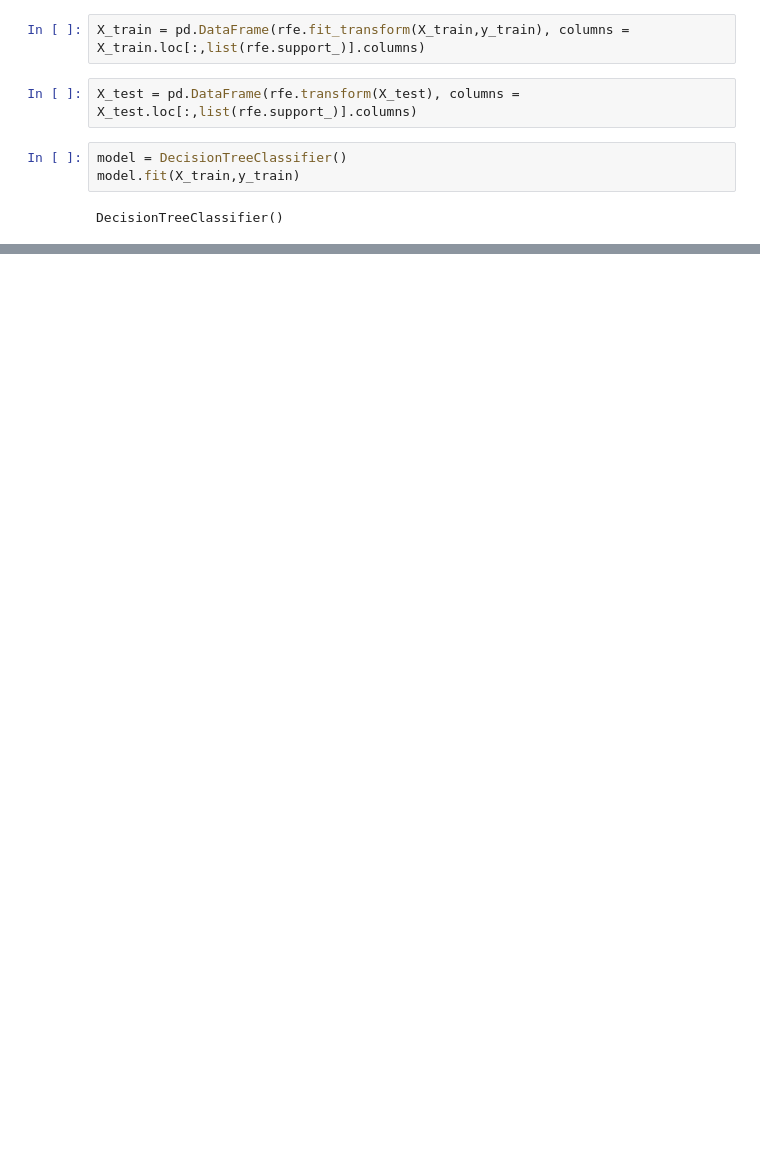
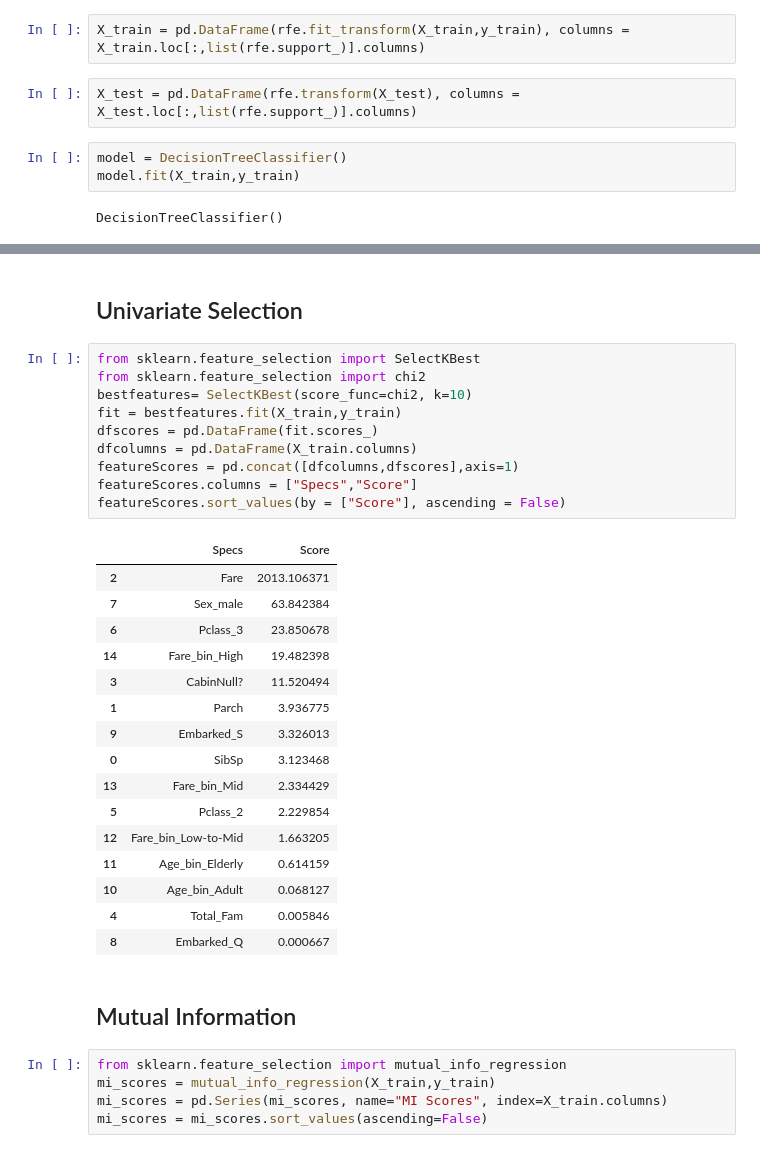
Before and after one commit to Data-Science-Fam/Titanic, a Jupyter notebook: Brady_Full_Project.ipynb, the cells around one changed output, grey strips where cells are left out. Saved outputs shown, nothing was run; the diff lists cells and outputs as text; blank space fills up the shorter version.

```diff
--- a/Brady_Full_Project.ipynb
+++ b/Brady_Full_Project.ipynb
@@ -106,0 +201,36 @@ accuracy_score(y_test, y_pred)
+# %% [markdown]
+## Univariate Selection
+# %%
+from sklearn.feature_selection import SelectKBest
+from sklearn.feature_selection import chi2
+bestfeatures= SelectKBest(score_func=chi2, k=10)
+fit = bestfeatures.fit(X_train,y_train)
+dfscores = pd.DataFrame(fit.scores_)
+dfcolumns = pd.DataFrame(X_train.columns)
+featureScores = pd.concat([dfcolumns,dfscores],axis=1)
+featureScores.columns = ["Specs","Score"]
+featureScores.sort_values(by = ["Score"], ascending = False)
+# %% [output]
+|  | Specs | Score |
+| 2 | Fare | 2013.106371 |
+| 7 | Sex_male | 63.842384 |
+| 6 | Pclass_3 | 23.850678 |
+| 14 | Fare_bin_High | 19.482398 |
+| 3 | CabinNull? | 11.520494 |
+| 1 | Parch | 3.936775 |
+| 9 | Embarked_S | 3.326013 |
+| 0 | SibSp | 3.123468 |
+| 13 | Fare_bin_Mid | 2.334429 |
+| 5 | Pclass_2 | 2.229854 |
+| 12 | Fare_bin_Low-to-Mid | 1.663205 |
+| 11 | Age_bin_Elderly | 0.614159 |
+| 10 | Age_bin_Adult | 0.068127 |
+| 4 | Total_Fam | 0.005846 |
+| 8 | Embarked_Q | 0.000667 |
+# %% [markdown]
+## Mutual Information
+# %%
+from sklearn.feature_selection import mutual_info_regression
+mi_scores = mutual_info_regression(X_train,y_train)
+mi_scores = pd.Series(mi_scores, name="MI Scores", index=X_train.columns)
+mi_scores = mi_scores.sort_values(ascending=False)
```
Also changed, not shown: parts of 24 cells of this notebook.
